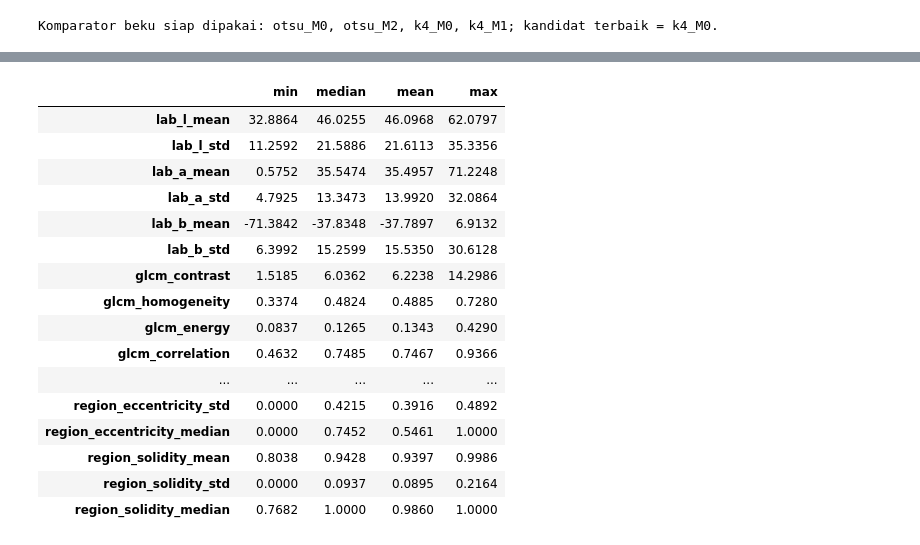
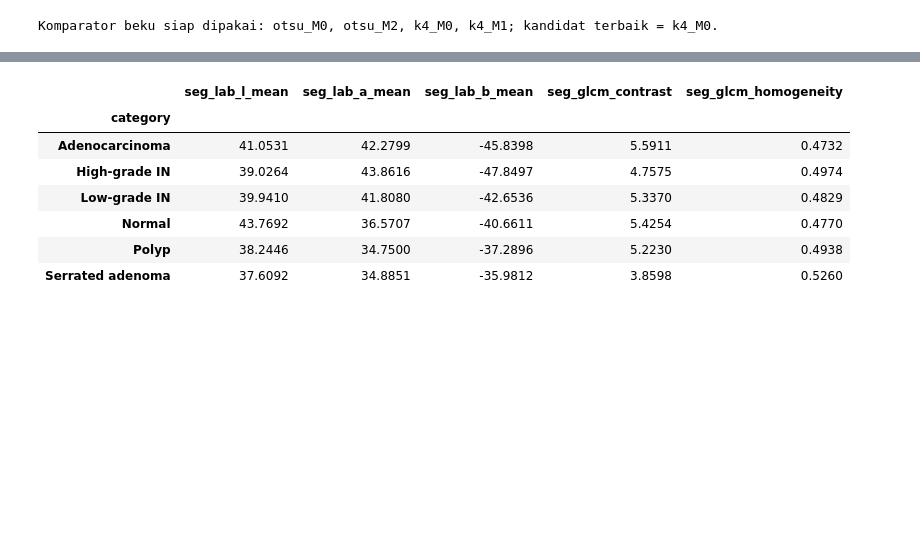
Before and after one commit to savitar393/ebhi-dip, a Jupyter notebook: notebooks/06_feature_extraction.ipynb, the cells around one changed output, grey strips where cells are left out. Saved outputs shown, nothing was run; the diff lists cells and outputs as text; code cells hidden in the pictures; blank space fills up the shorter version.

```diff
--- a/notebooks/06_feature_extraction.ipynb
+++ b/notebooks/06_feature_extraction.ipynb
@@ -48,7 +59,10 @@ from ebhi_dip import (
     FEATURE_NAMES,
     MORPHOLOGY_FEATURE_NAMES,
     PRIMARY_FEATURE_METHOD,
+    SEGMENTED_APPEARANCE_FEATURE_NAMES,
+    SEGMENTED_FEATURE_NAMES,
     build_feature_tables,
+    build_segmented_feature_tables,
     configure_notebook_style,
     find_project_root,
     finish_figure,
@@ -67,6 +81,7 @@ DATA_ROOT_OVERRIDE = None
 EXPORT_FIGURES = False
 FEATURE_METHODS = DEFAULT_FEATURE_METHODS
 PRIMARY_METHOD = PRIMARY_FEATURE_METHOD
+SEGMENTED_METHOD = PRIMARY_METHOD
 PARITY_SAMPLES_PER_SPLIT = 2
 
 ROOT = find_project_root(override=PROJECT_ROOT_OVERRIDE)
@@ -83,6 +98,9 @@ protected_files = {
     "feature_manifest": FEATURE_DIR / "feature_manifest.json",
     "appearance": FEATURE_DIR / "appearance.csv",
     "diagnostics": FEATURE_DIR / "morphology_diagnostics.csv",
+    "segmented_manifest": FEATURE_DIR / f"feature_manifest_segmented_{SEGMENTED_METHOD}.json",
+    "segmented_appearance": FEATURE_DIR / f"appearance_segmented_{SEGMENTED_METHOD}.csv",
+    "segmented_features": FEATURE_DIR / f"features_{SEGMENTED_METHOD}_segmented.csv",
 }
 protected_files.update(
     {f"features_{method}": FEATURE_DIR / f"features_{method}.csv" for method in FEATURE_METHODS}
@@ -99,6 +117,7 @@ display(
                 "Matplotlib",
                 "scikit-image",
                 "Konfigurasi terpilih",
+                "Metode A_seg",
                 "Jumlah komparator",
             ],
             "nilai": [
@@ -108,6 +127,7 @@ display(
                 matplotlib.__version__,
                 __import__("skimage").__version__,
                 PRIMARY_METHOD,
+                SEGMENTED_METHOD,
                 len(FEATURE_METHODS),
             ],
         }
@@ -322,49 +470,97 @@ Tabel berikut merangkum rerata fitur untuk `k4_M0` pada tiap kategori diagnostik
 # %%
 primary = combined[PRIMARY_METHOD]
+segmented_primary = segmented_combined.loc[segmented_combined["method"].eq(SEGMENTED_METHOD)].copy()
+assert len(primary) == len(segmented_primary) == len(appearance)
+
 display_columns = [
     "lab_l_mean",
     "lab_a_mean",
     "lab_b_mean",
     "glcm_contrast",
     "glcm_homogeneity",
     "mask_foreground_fraction",
     "mask_component_count",
     "region_circularity_median",
     "region_eccentricity_median",
     "region_solidity_median",
 ]
 category_means = (
     primary.groupby("category", observed=True)[list(FEATURE_NAMES)]
     .mean()
     .reindex(list(EXPECTED_CATEGORIES))
 )
 display(category_means[display_columns].style.format("{:.4f}"))
 
+segmented_columns = [
+    "seg_lab_l_mean",
+    "seg_lab_a_mean",
+    "seg_lab_b_mean",
+    "seg_glcm_contrast",
+    "seg_glcm_homogeneity",
+]
+segmented_category_means = (
+    segmented_primary.groupby("category", observed=True)[list(SEGMENTED_APPEARANCE_FEATURE_NAMES)]
+    .mean()
+    .reindex(list(EXPECTED_CATEGORIES))
+)
+display(segmented_category_means[segmented_columns].style.format("{:.4f}"))
+
+whole_matrix = primary[list(APPEARANCE_FEATURE_NAMES)]
+segmented_matrix = segmented_primary[[f"seg_{name}" for name in APPEARANCE_FEATURE_NAMES]]
+appearance_comparison = pd.DataFrame(
+    {
+        "fitur": list(APPEARANCE_FEATURE_NAMES),
+        "mean_A": whole_matrix.mean().to_numpy(),
+        "mean_A_seg": segmented_matrix.mean().to_numpy(),
+    }
+)
+appearance_comparison["delta"] = appearance_comparison["mean_A_seg"] - appearance_comparison["mean_A"]
+appearance_comparison["relative_delta"] = appearance_comparison["delta"] / appearance_comparison["mean_A"].abs().clip(lower=1e-12)
+display(
+    appearance_comparison.style.format(
+        {"mean_A": "{:.4f}", "mean_A_seg": "{:.4f}", "delta": "{:+.4f}", "relative_delta": "{:+.2%}"}
+    )
+)
+
+def eta_squared(frame: pd.DataFrame, features: list[str]) -> pd.Series:
+    overall_mean = frame[features].mean()
+    group_mean = frame.groupby("category", observed=True)[features].mean()
+    group_n = frame.groupby("category", observed=True).size()
+    between = ((group_mean - overall_mean) ** 2).mul(group_n, axis=0).sum()
+    total = (frame[features] - overall_mean).pow(2).sum()
+    return between / total.replace(0.0, np.nan)
+
+eta_whole = eta_squared(primary.loc[primary["split"].eq("train")], list(APPEARANCE_FEATURE_NAMES))
+eta_seg = eta_squared(
+    segmented_primary.loc[segmented_primary["split"].eq("train")],
+    [f"seg_{name}" for name in APPEARANCE_FEATURE_NAMES],
+)
+eta_seg.index = list(APPEARANCE_FEATURE_NAMES)
+eta_table = pd.DataFrame({"A": eta_whole, "A_seg": eta_seg})
+eta_table["delta"] = eta_table["A_seg"] - eta_table["A"]
+display(eta_table.sort_values("A", ascending=False).style.format("{:.4f}"))
+
 overall = primary[list(FEATURE_NAMES)].agg(["min", "median", "mean", "max"]).T
 display(overall.style.format("{:.4f}"))
+print(
+    f"eta^2 train: A={eta_table['A'].mean():.4f} | A_seg={eta_table['A_seg'].mean():.4f} | "
+    f"top A={eta_table['A'].idxmax()} ({eta_table['A'].max():.4f}) | "
+    f"top A_seg={eta_table['A_seg'].idxmax()} ({eta_table['A_seg'].max():.4f})"
+)
 # %% [output]
 |  | lab_l_mean | lab_a_mean | lab_b_mean | glcm_contrast | glcm_homogeneity | mask_foreground_fraction | ... |
 | category |  |  |  |  |  |  | ... |
 | Adenocarcinoma | 47.3091 | 37.2929 | -40.5025 | 6.6041 | 0.4788 | 0.8577 | ... |
 | High-grade IN | 46.6296 | 37.6242 | -41.1587 | 5.5179 | 0.5184 | 0.8426 | ... |
 | Low-grade IN | 45.6350 | 37.3306 | -37.9272 | 6.3031 | 0.4823 | 0.8668 | ... |
 | Normal | 51.0573 | 31.6823 | -35.0215 | 6.3464 | 0.4784 | 0.7974 | ... |
 | Polyp | 43.8716 | 30.5356 | -33.0919 | 5.9202 | 0.4984 | 0.8447 | ... |
 | Serrated adenoma | 44.5277 | 29.4155 | -30.3115 | 4.7229 | 0.5269 | 0.8275 | ... |
-|  | min | median | mean | max |
-| lab_l_mean | 32.8864 | 46.0255 | 46.0968 | 62.0797 |
-| lab_l_std | 11.2592 | 21.5886 | 21.6113 | 35.3356 |
-| lab_a_mean | 0.5752 | 35.5474 | 35.4957 | 71.2248 |
-| lab_a_std | 4.7925 | 13.3473 | 13.9920 | 32.0864 |
-| lab_b_mean | -71.3842 | -37.8348 | -37.7897 | 6.9132 |
-| lab_b_std | 6.3992 | 15.2599 | 15.5350 | 30.6128 |
-| glcm_contrast | 1.5185 | 6.0362 | 6.2238 | 14.2986 |
-| glcm_homogeneity | 0.3374 | 0.4824 | 0.4885 | 0.7280 |
-| glcm_energy | 0.0837 | 0.1265 | 0.1343 | 0.4290 |
-| glcm_correlation | 0.4632 | 0.7485 | 0.7467 | 0.9366 |
-| ... | ... | ... | ... | ... |
-| region_eccentricity_std | 0.0000 | 0.4215 | 0.3916 | 0.4892 |
-| region_eccentricity_median | 0.0000 | 0.7452 | 0.5461 | 1.0000 |
-| region_solidity_mean | 0.8038 | 0.9428 | 0.9397 | 0.9986 |
-| region_solidity_std | 0.0000 | 0.0937 | 0.0895 | 0.2164 |
-| region_solidity_median | 0.7682 | 1.0000 | 0.9860 | 1.0000 |
+|  | seg_lab_l_mean | seg_lab_a_mean | seg_lab_b_mean | seg_glcm_contrast | seg_glcm_homogeneity |
+| category |  |  |  |  |  |
+| Adenocarcinoma | 41.0531 | 42.2799 | -45.8398 | 5.5911 | 0.4732 |
+| High-grade IN | 39.0264 | 43.8616 | -47.8497 | 4.7575 | 0.4974 |
+| Low-grade IN | 39.9410 | 41.8080 | -42.6536 | 5.3370 | 0.4829 |
+| Normal | 43.7692 | 36.5707 | -40.6611 | 5.4254 | 0.4770 |
+| Polyp | 38.2446 | 34.7500 | -37.2896 | 5.2230 | 0.4938 |
+| Serrated adenoma | 37.6092 | 34.8851 | -35.9812 | 3.8598 | 0.5260 |
```
Also changed, not shown: parts of 27 cells of this notebook, 8 other files.
